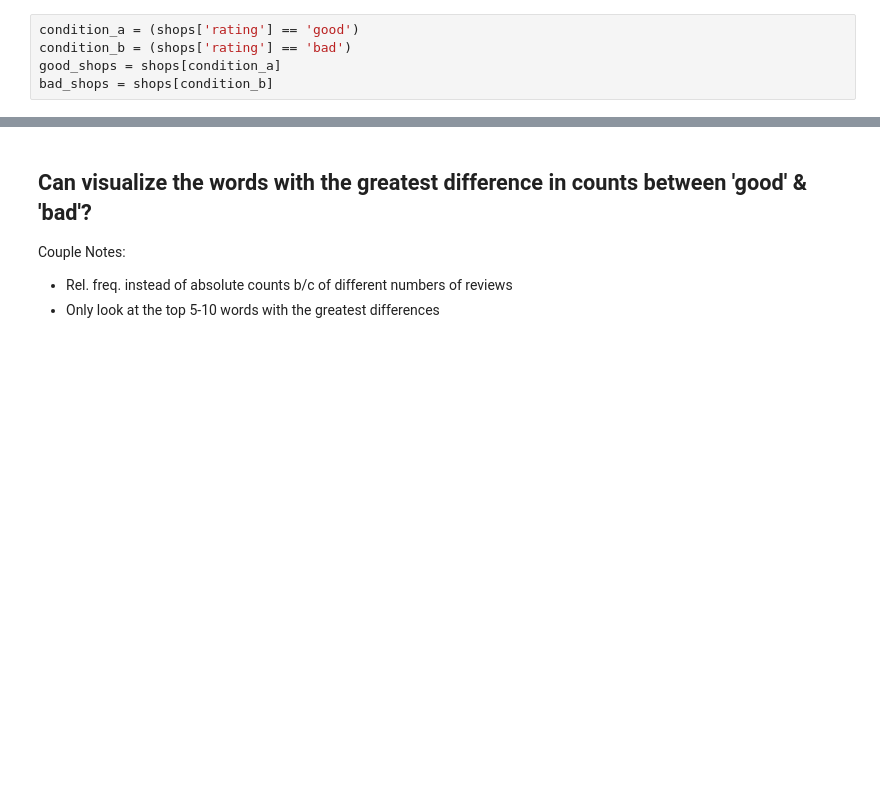
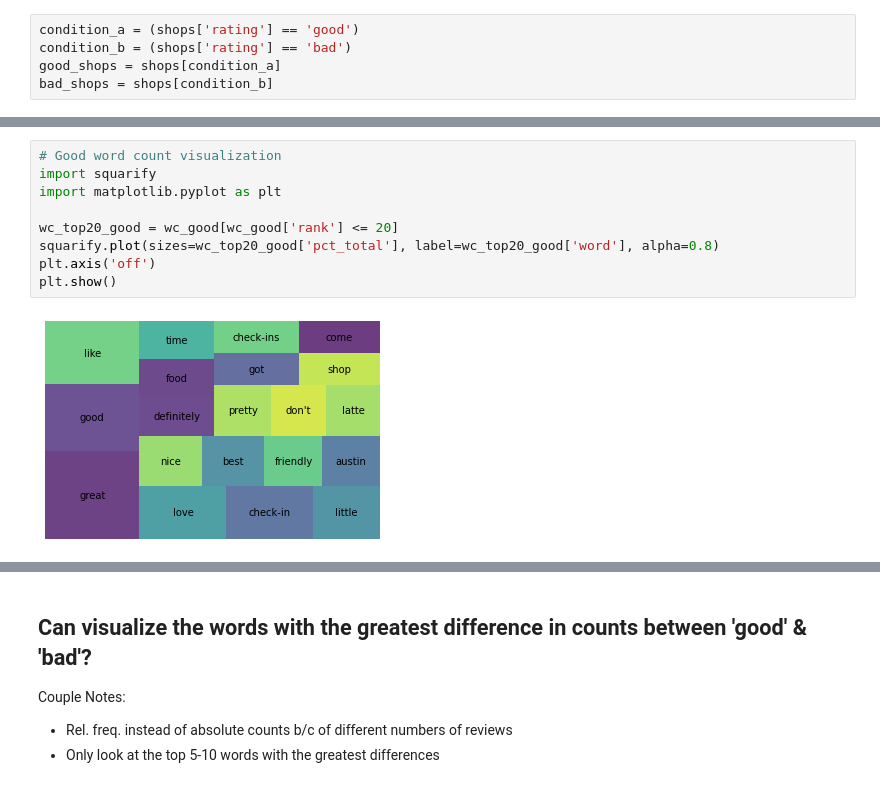
Before and after one commit to SwetaSengupta/DS-Unit-4-Sprint-1-NLP, a Jupyter notebook: module1-text-data/LS_DS_411_Text_Data_Assignment.ipynb, the cells around one changed output, grey strips where cells are left out. Saved outputs shown, nothing was run; the diff lists cells and outputs as text; blank space fills up the shorter version.

```diff
--- a/module1-text-data/LS_DS_411_Text_Data_Assignment.ipynb
+++ b/module1-text-data/LS_DS_411_Text_Data_Assignment.ipynb
@@ -264,3 +265,14 @@ wc_good.head(10)
+# %%
+# Good word count visualization
+import squarify
+import matplotlib.pyplot as plt
+
+wc_top20_good = wc_good[wc_good['rank'] <= 20]
+squarify.plot(sizes=wc_top20_good['pct_total'], label=wc_top20_good['word'], alpha=0.8)
+plt.axis('off')
+plt.show()
+# %% [output]
+[figure, added]
 # %%
 wc_bad = count(bad_shops['spaCy_tokens'])
 print(wc_bad.shape)
```
Also changed, not shown: parts of 12 cells of this notebook.
